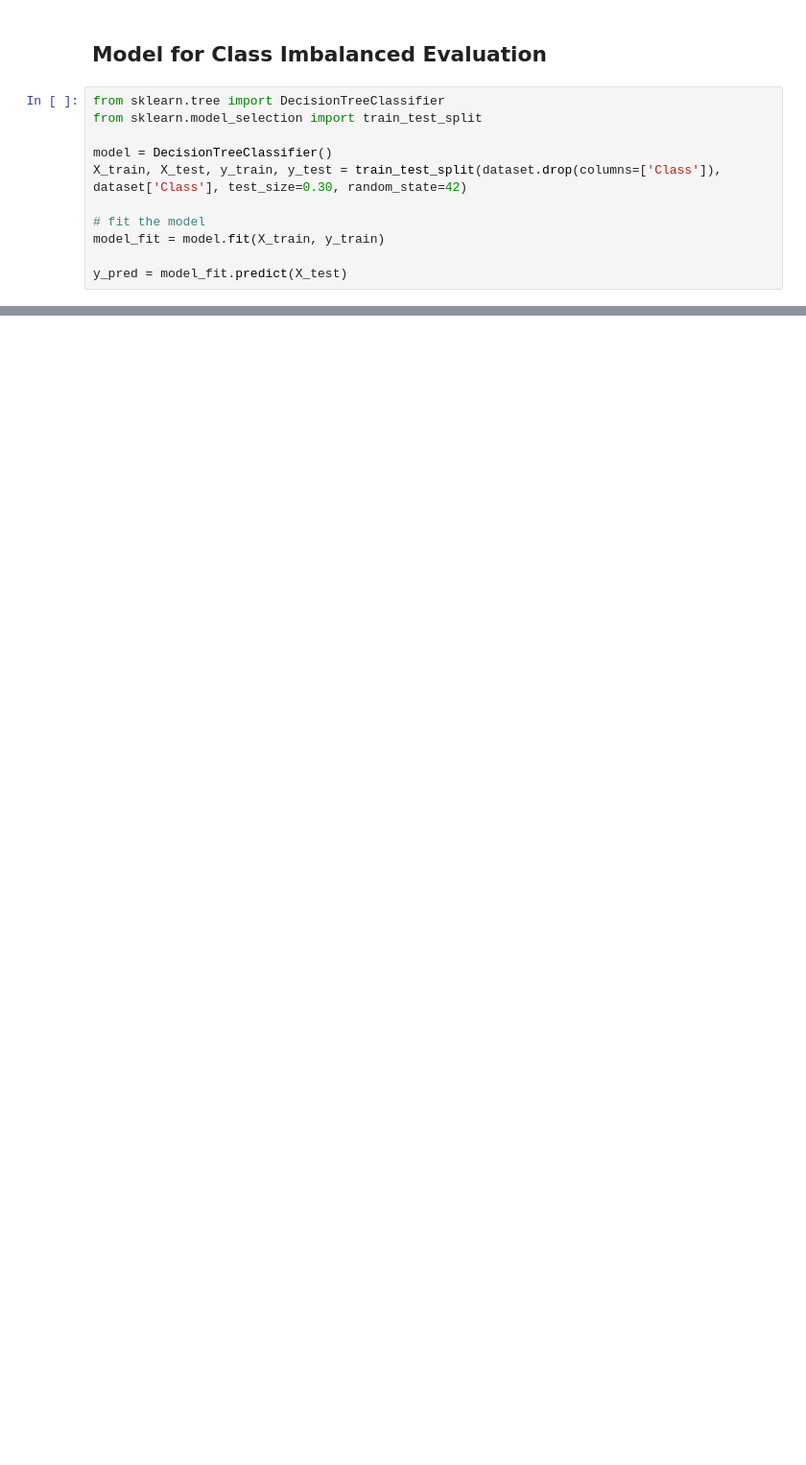
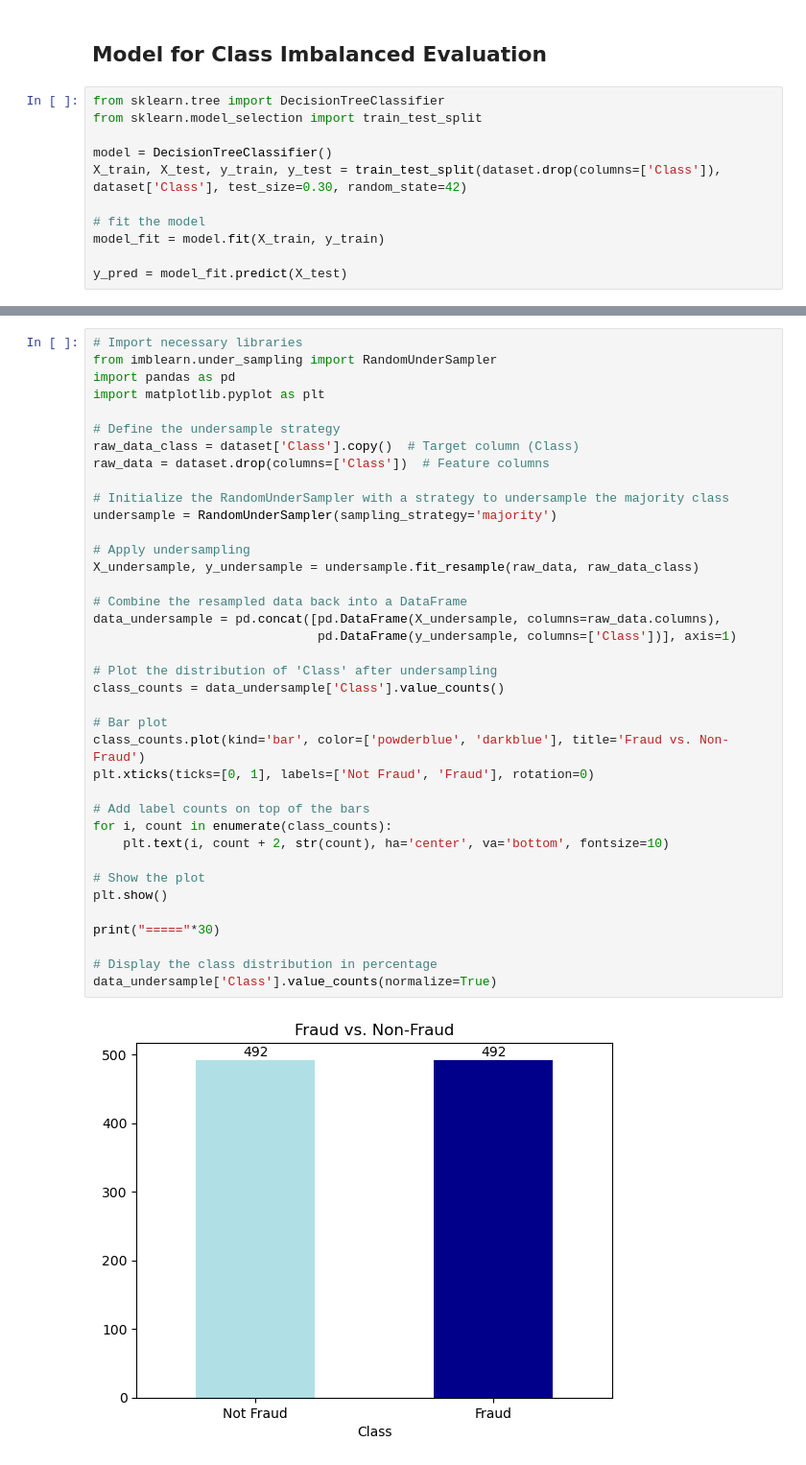
Before and after one commit to adisetiawannn/datascience_python, a Jupyter notebook: data_science_with_python/data_preprocessing/class_imbalance.ipynb, the cells around one changed output, grey strips where cells are left out. Shown at 96% size. Drawn from its saved outputs; the diff is of its cells as text; blank space fills up the shorter version.

```diff
--- a/data_science_with_python/data_preprocessing/class_imbalance.ipynb
+++ b/data_science_with_python/data_preprocessing/class_imbalance.ipynb
@@ -112,0 +160,40 @@ disp_cm.plot(cmap='Greens', values_format='.2f')
+# %%
+# Import necessary libraries
+from imblearn.under_sampling import RandomUnderSampler
+import pandas as pd
+import matplotlib.pyplot as plt
+
+# Define the undersample strategy
+raw_data_class = dataset['Class'].copy()  # Target column (Class)
+raw_data = dataset.drop(columns=['Class'])  # Feature columns
+
+# Initialize the RandomUnderSampler with a strategy to undersample the majority class
+undersample = RandomUnderSampler(sampling_strategy='majority')
+
+# Apply undersampling
+X_undersample, y_undersample = undersample.fit_resample(raw_data, raw_data_class)
+
+# Combine the resampled data back into a DataFrame
+data_undersample = pd.concat([pd.DataFrame(X_undersample, columns=raw_data.columns),
+                              pd.DataFrame(y_undersample, columns=['Class'])], axis=1)
+
+# Plot the distribution of 'Class' after undersampling
+class_counts = data_undersample['Class'].value_counts()
+
+# Bar plot
+class_counts.plot(kind='bar', color=['powderblue', 'darkblue'], title='Fraud vs. Non-Fraud')
+plt.xticks(ticks=[0, 1], labels=['Not Fraud', 'Fraud'], rotation=0)
+
+# Add label counts on top of the bars
+for i, count in enumerate(class_counts):
+    plt.text(i, count + 2, str(count), ha='center', va='bottom', fontsize=10)
+
+# Show the plot
+plt.show()
+
+print("====="*30)
+
+# Display the class distribution in percentage
+data_undersample['Class'].value_counts(normalize=True)
+# %% [output]
+[figure, added]
```
Also changed, not shown: parts of 12 cells of this notebook.
